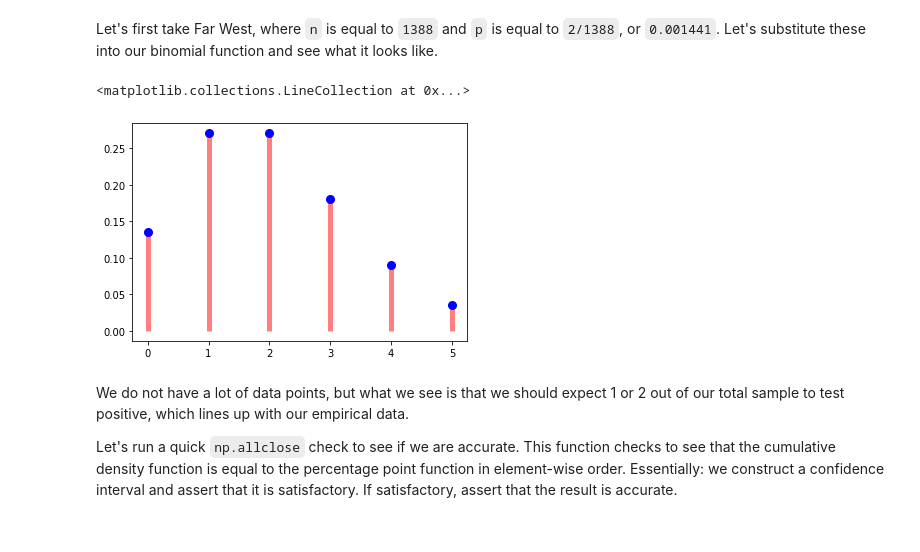
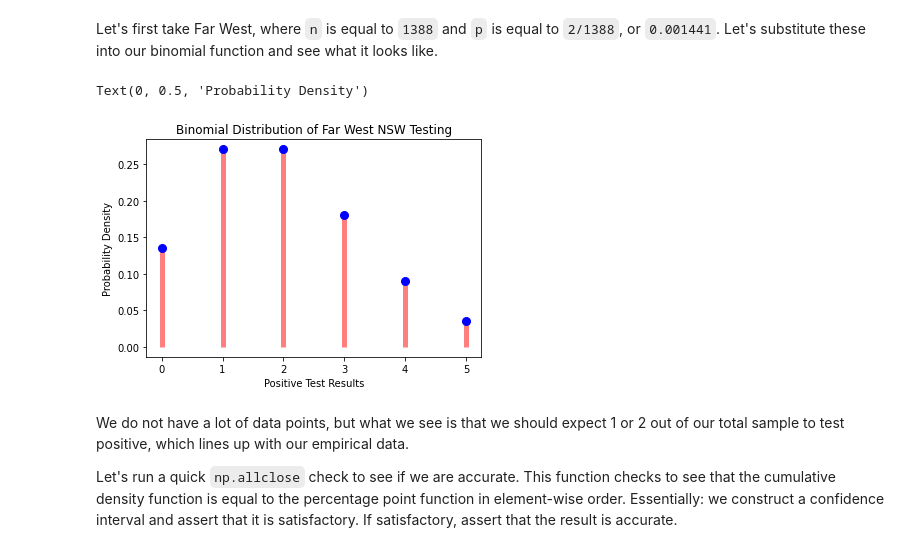
Before and after one commit to alexogeny/nsw-covid-test-regression, a Jupyter notebook: notebook.ipynb, the cells around one changed output. Drawn from its saved outputs; the diff is of its cells as text; code cells hidden in the pictures.

Commit message:
Add labels to charts

```diff
--- a/notebook.ipynb
+++ b/notebook.ipynb
@@ -194,15 +194,18 @@ Let's first take Far West, where `n` is equal to `1388` and `p` is equal to `2/1
 # %%
 fig, ax = plt.subplots(1,1)
 n, p = 1388, 0.001441
 mean, var, skew, kurt = binom.stats(n, p, moments='mvsk')
 x = np.arange(
     binom.ppf(0.01, n, p),
     binom.ppf(0.99, n, p))
 ax.plot(x, binom.pmf(x, n, p), 'bo', ms=8, label='binom pmf for far west')
 ax.vlines(x, 0, binom.pmf(x, n, p), colors='r', lw=5, alpha=.5)
+plt.title('Binomial Distribution of Far West NSW Testing')
+plt.xlabel('Positive Test Results')
+plt.ylabel('Probability Density')
 # %% [output]
-<matplotlib.collections.LineCollection at 0x...>
+Text(0, 0.5, 'Probability Density')
-[figure, old version]
+[figure, new version]
 # %% [markdown]
 We do not have a lot of data points, but what we see is that we should expect 1 or 2 out of our total sample to test positive, which lines up with our empirical data.
 
```
Also changed, not shown: parts of 2 cells of this notebook.
